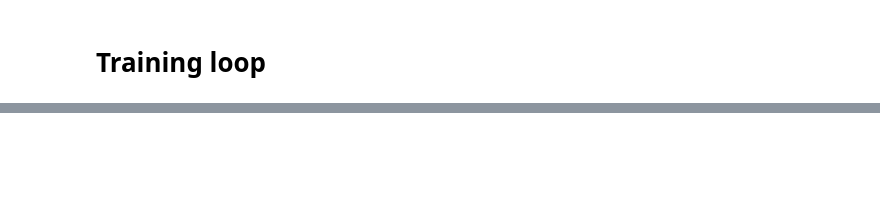
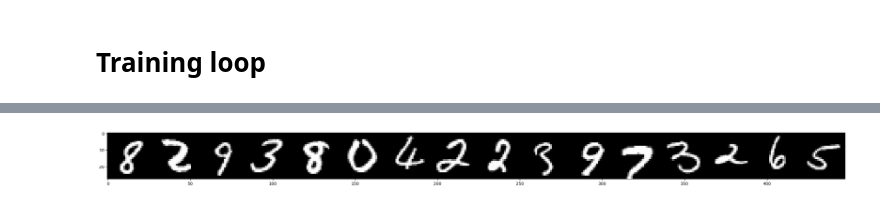
Before and after one commit to JorgeOrtizV/DiffusionModels_Project, a Jupyter notebook: LDM.ipynb, the cells around one changed output, grey strips where cells are left out. Drawn from its saved outputs; the diff is of its cells as text; code cells hidden in the pictures; blank space fills up the shorter version.

Commit message:
Improved LDM cold diff code

```diff
--- a/LDM.ipynb
+++ b/LDM.ipynb
@@ -1048,55 +1225,69 @@ val_losses = []
 # %% [markdown]
 # Training loop
 # %%
-# Set the noise function to be used for training
+print("\nStarting Cold Diffusion Model Training...")
 
-# noise_function = diffusion.vignette
-# noise_function = diffusion.pixellate
+# Step 2: Train Diffusion Model
+# Freeze autoencoder weights
+ldm.freeze_autoencoder()
 
-for epoch in range(EPOCHS):
-    print("Epoch ",epoch)
-    train_loss = 0
-    for x, _ in tqdm(train_loader):
-        optimizer.zero_grad()
-        x = x.to(device)
-        t = diffusion.sample_timesteps(x.shape[0]).to(device)
-        x_t = noise_function(x, t)
-        pred = model(x_t, t)
-        loss = loss_fn(pred, x)
+# Diffusion training loop
+diff_train_losses = []
+diff_val_losses = []
+
+for epoch in range(diffusion_epochs):
+    running_loss = 0.0
+    ldm.train()
+    # Training loop
+    for batch_idx, (batch, _) in enumerate(train_loader):
+        batch = batch.to(device)
+        diffusion_optimizer.zero_grad()
+        t = diffusion.sample_timesteps(batch.shape[0]).to(device)
+        output = ldm(batch, t)
+        loss = loss_fn(output, batch)
         loss.backward()
-        optimizer.step()
+        diffusion_optimizer.step()
+        running_loss += loss.item()
 
-        train_loss += loss.item()
-    val_loss = 0
-    model.eval()
+
+    # Validation loop
+    ldm.eval()
+    val_loss = 0.0
     with torch.no_grad():
-        for x, _ in val_loader:
+        for batch, _ in val_loader:
+            batch = batch.to(device)
+            t = diffusion.sample_timesteps(batch.shape[0]).to(device)
+            output = ldm(batch, t)
+            val_loss += loss_fn(output, batch).item()
 
-            #print(type(x))
-            #print(x.shape)
-            x = x.to(device)
-            t = diffusion.sample_timesteps(x.shape[0]).to(device)
-            x_t = noise_function(x, t)
-            pred = model(x_t, t)
-            batch_val_loss = loss_fn(pred, x)
-            val_loss += batch_val_loss.item()
+    avg_val_loss = val_loss / len(val_loader)
+    diff_val_losses.append(avg_val_loss)
+    # Plot images
+    if epoch%10==0:
+        plot_images(batch)
+        plot_images(output)
+    print(f"Epoch {epoch} Avg val loss:{avg_val_loss}")
+    print('-'*50)
 
-            del x, x_t, t, pred, batch_val_loss
-        scheduler.step(val_loss/len(val_loader))
-        # Sample only every n epochs for opt purposes
-        if epoch%3 == 0:
-            sampled_images = diffusion.sample(model, batch_size=16, initial_image=sampling_type, gmm=gmm, data_loader=val_loader)
-            plot_images(sampled_images)
 
-    # Save loss
-    avg_train_loss = train_loss/len(train_loader)
-    avg_val_loss = val_loss/len(val_loader)
-    writer.add_scalar('Loss/train', avg_train_loss, epoch)
-    writer.add_scalar('Loss/val', avg_val_loss, epoch)
-    writer.add_scalar('Learning Rate', optimizer.param_groups[0]['lr'], epoch)
 
-    print(f"Epoch [{epoch+1}/{EPOCHS}] | Train Loss: {avg_train_loss:.4f} | Validation Loss: {avg_val_loss:.4f} | Learning Rate: {scheduler.get_last_lr()[0]:.10f}")
-    train_losses.append(avg_train_loss)
-    val_losses.append(avg_val_loss)
+print("Diffusion Model Training Completed!")
 
-writer.close()
+# Plot the losses
+plt.figure(figsize=(12, 4))
+plt.subplot(1, 2, 1)
+plt.plot(ae_val_losses, label='Validation Loss')
+plt.title('Autoencoder Training')
+plt.xlabel('Epoch')
+plt.ylabel('Loss')
+plt.legend()
+
+plt.subplot(1, 2, 2)
+plt.plot(diff_val_losses, label='Validation Loss')
+plt.title('Diffusion Model Training')
+plt.xlabel('Epoch')
+plt.ylabel('Loss')
+plt.legend()
+plt.tight_layout()
+plt.show()
+# %% [output]
@@ -1102,0 +1295 @@ writer.close()
+[figure, added]
```
Also changed, not shown: parts of 14 cells of this notebook.
